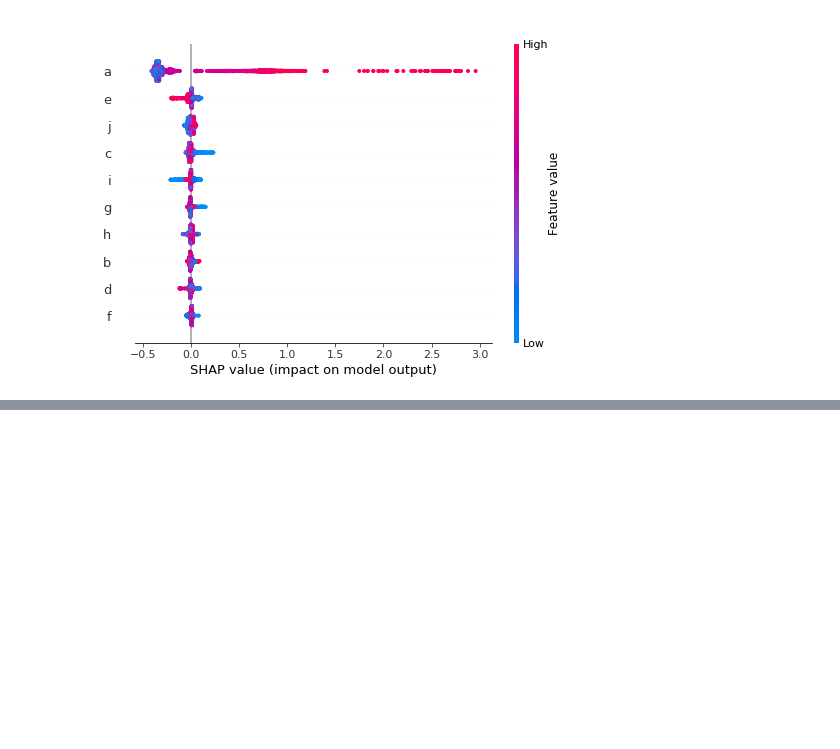
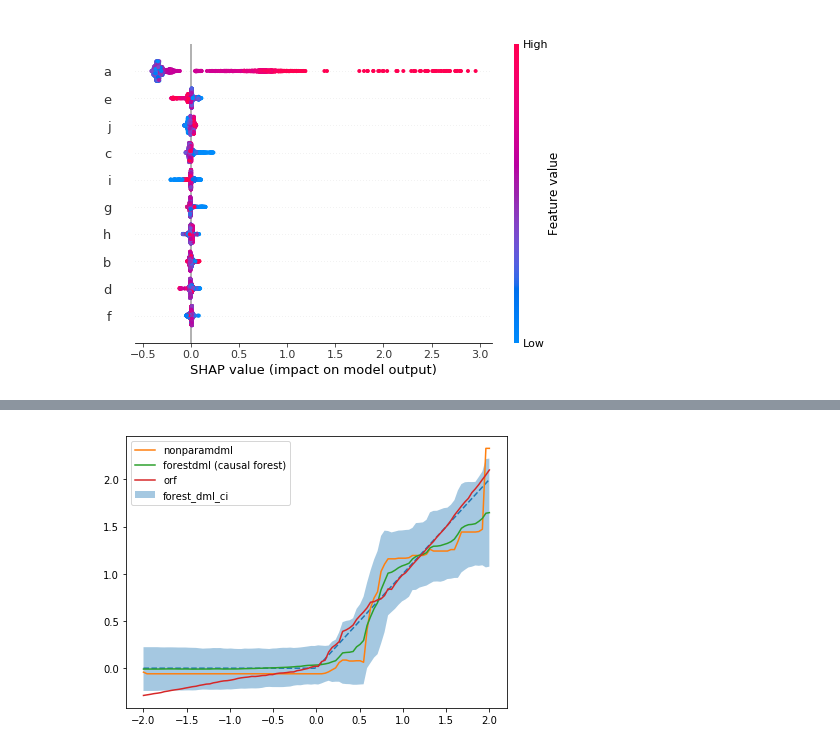
Before and after one commit to py-why/EconML, a Jupyter notebook: notebooks/ForestLearners Basic Example.ipynb, the cells around one changed output, grey strips where cells are left out. Cells and saved outputs as stored; diff of their text form; code cells hidden in the pictures; blank space fills up the shorter version.

```diff
--- a/notebooks/ForestLearners Basic Example.ipynb
+++ b/notebooks/ForestLearners Basic Example.ipynb
@@ -333,0 +336,11 @@ shap.summary_plot(shap_values, Xdf)
+# %%
+from econml.ortho_forest import DiscreteTreatmentOrthoForest
+from sklearn.linear_model import Lasso, LassoCV, LogisticRegression, LogisticRegressionCV
+from econml.sklearn_extensions.linear_model import WeightedLassoCV
+
+est3 = DiscreteTreatmentOrthoForest(model_Y=Lasso(alpha=0.01),
+                                    propensity_model=LogisticRegression(C=1),
+                                    model_Y_final=WeightedLassoCV(cv=3),
+                                    propensity_model_final=LogisticRegressionCV(cv=3),
+                                    n_trees=1000, min_leaf_size=10)
+est3.fit(Y, T, X)
@@ -333,0 +363,2 @@ shap.summary_plot(shap_values, Xdf)
+# %%
+pred3 = est3.effect(X_test)
@@ -333,0 +369,12 @@ shap.summary_plot(shap_values, Xdf)
+# %%
+plt.figure(figsize=(15, 5))
+plt.subplot(1, 2, 1)
+plt.plot(X_test[:, 0], true_effect(X_test), '--')
+plt.plot(X_test[:, 0], pred2, label='nonparamdml')
+plt.plot(X_test[:, 0], pred, label='forestdml (causal forest)')
+plt.plot(X_test[:, 0], pred3, label='orf')
+plt.fill_between(X_test[:, 0], lb, ub, alpha=.4, label='forest_dml_ci')
+plt.legend()
+plt.show()
+# %% [output]
+[figure, added]
```
Also changed, not shown: parts of 6 cells of this notebook.
